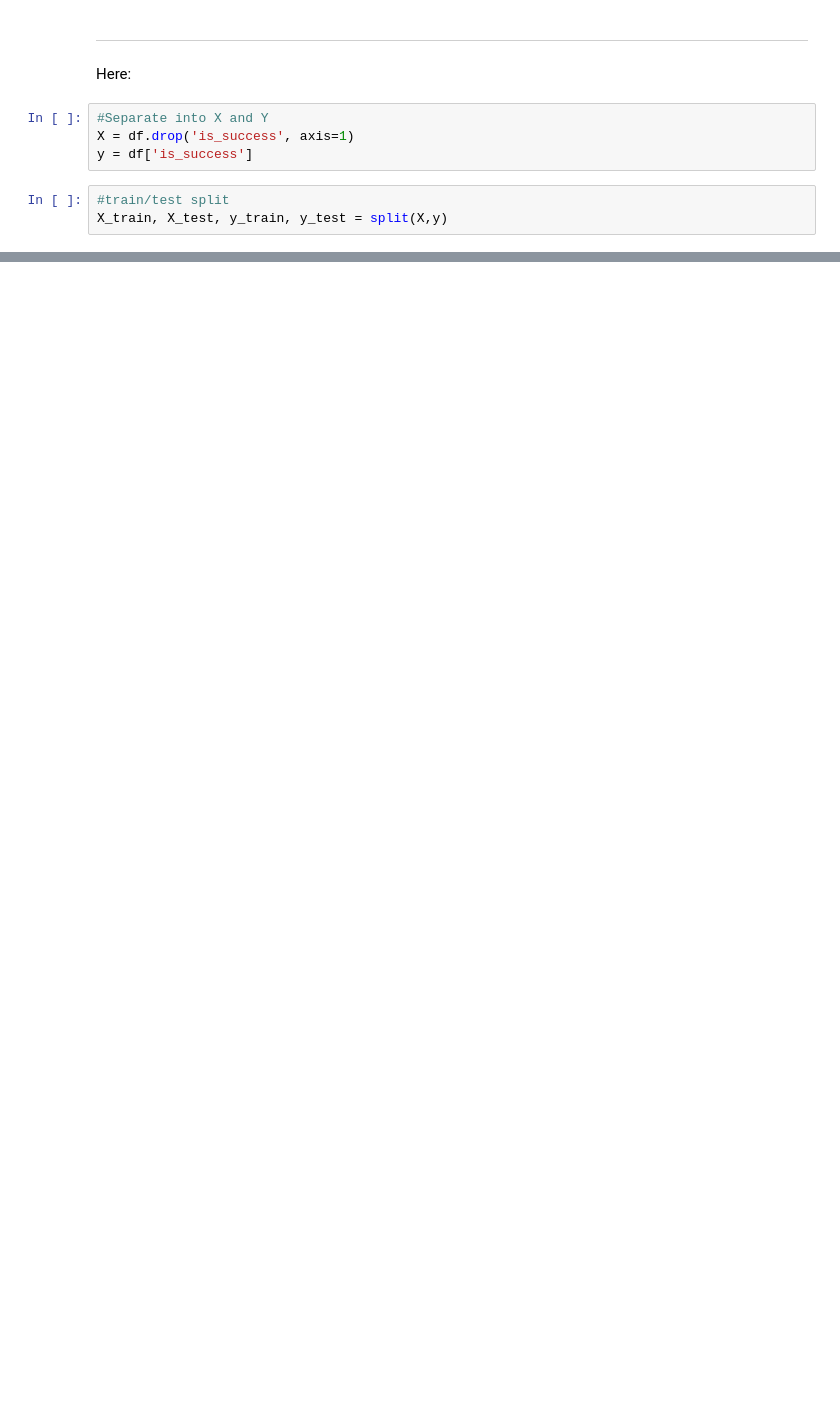
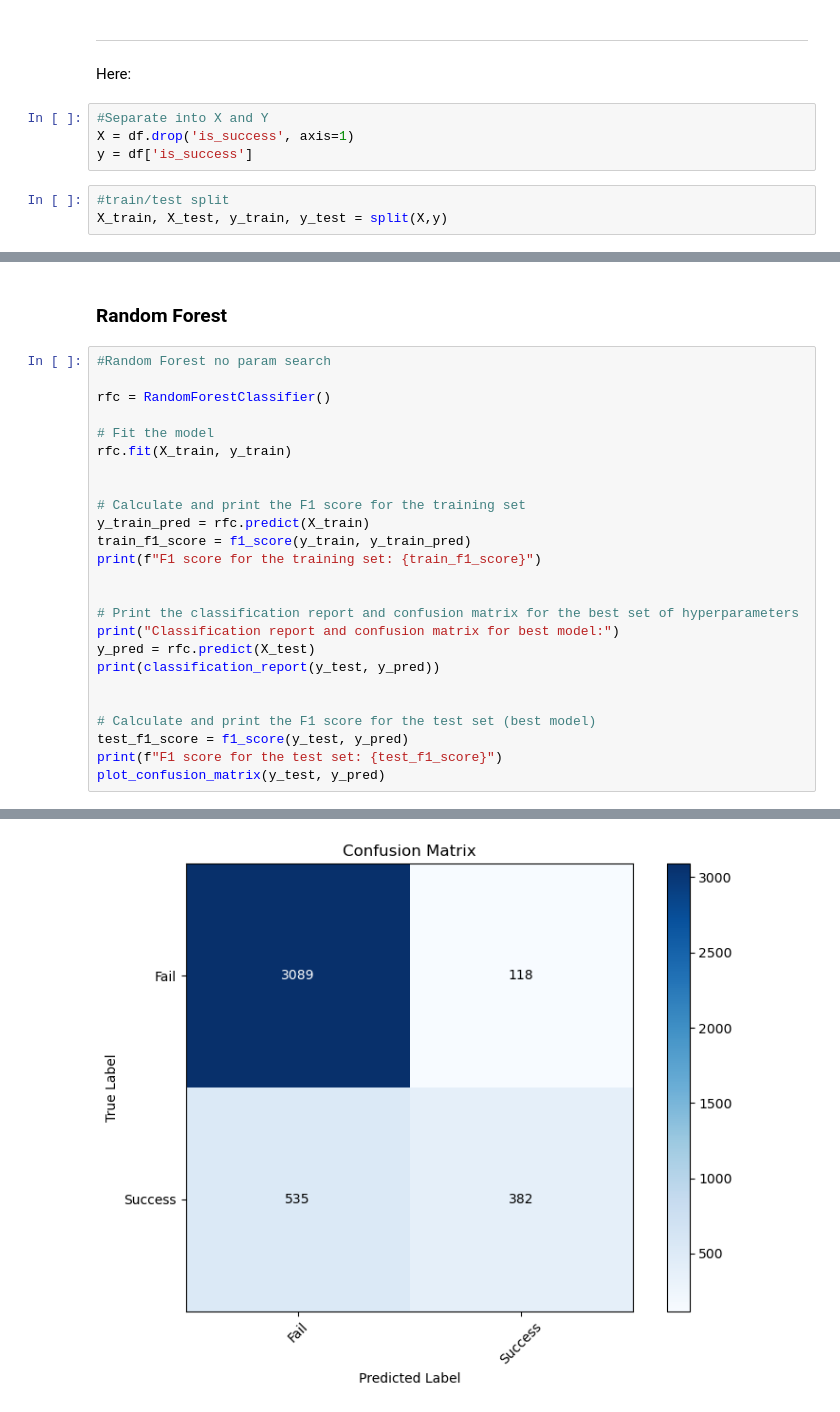
Before and after one commit to JulietteDegoul/FinalProject, a Jupyter notebook: IndiePyGo_Modelling_Streamlined.ipynb, the cells around one changed output, grey strips where cells are left out. Saved outputs shown, nothing was run; the diff lists cells and outputs as text; blank space fills up the shorter version.

```diff
--- a/IndiePyGo_Modelling_Streamlined.ipynb
+++ b/IndiePyGo_Modelling_Streamlined.ipynb
@@ -127,0 +243,28 @@ X_train, X_test, y_train, y_test = split(X,y)
+# %% [markdown]
+### Random Forest
+# %%
+#Random Forest no param search
+
+rfc = RandomForestClassifier()
+
+# Fit the model
+rfc.fit(X_train, y_train)
+
+
+# Calculate and print the F1 score for the training set
+y_train_pred = rfc.predict(X_train)
+train_f1_score = f1_score(y_train, y_train_pred)
+print(f"F1 score for the training set: {train_f1_score}")
+
+
+# Print the classification report and confusion matrix for the best set of hyperparameters
+print("Classification report and confusion matrix for best model:")
+y_pred = rfc.predict(X_test)
+print(classification_report(y_test, y_pred))
+
+
+# Calculate and print the F1 score for the test set (best model)
+test_f1_score = f1_score(y_test, y_pred)
+print(f"F1 score for the test set: {test_f1_score}")
+plot_confusion_matrix(y_test, y_pred)
+# %% [output]
@@ -128 +283,2 @@ X_train, X_test, y_train, y_test = split(X,y)
+[figure, added]
 # %%
```
Also changed, not shown: parts of 31 cells of this notebook, 5 other files.
